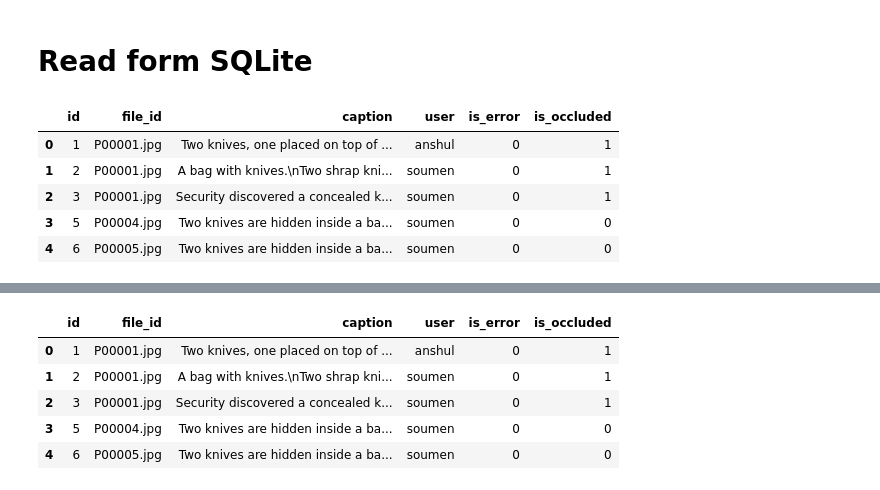
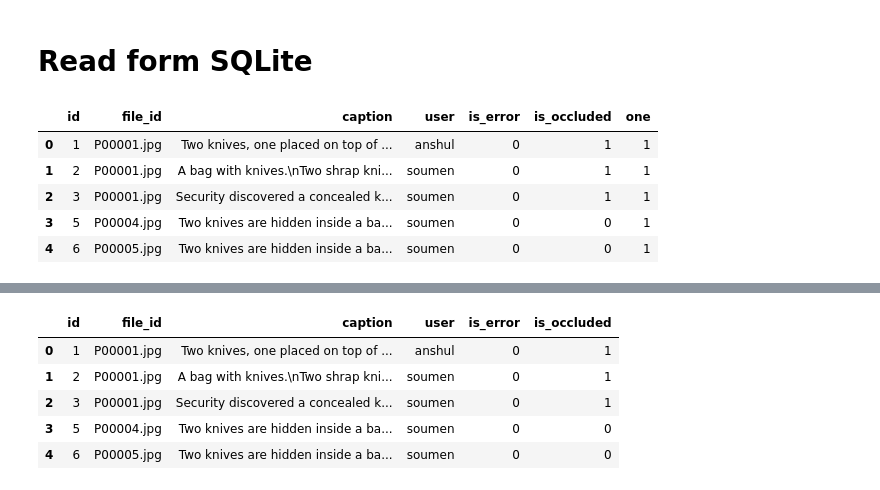
Before and after one commit to hanzhanggit/StackGAN-Pytorch, a Jupyter notebook: data/caption_analysis.ipynb, the cells around one changed output, grey strips where cells are left out. Drawn from its saved outputs; the diff is of its cells as text; code cells hidden in the pictures.

```diff
--- a/data/caption_analysis.ipynb
+++ b/data/caption_analysis.ipynb
@@ -40,14 +42,15 @@ class Caption:
 # %%
-conn = sqlite3.connect("tip_gai_20230525_1036.db")
+conn = sqlite3.connect("latest_tip_gai.db")
 curr = conn.cursor()
 df = pd.read_sql_query("SELECT * FROM caption", conn)
+df['one'] = 1
 df.head()
 # %% [output]
-|  | id | file_id | caption | user | is_error | is_occluded |
-| 0 | 1 | P00001.jpg | Two knives, one placed on top of ... | anshul | 0 | 1 |
-| 1 | 2 | P00001.jpg | A bag with knives.\nTwo shrap kni... | soumen | 0 | 1 |
-| 2 | 3 | P00001.jpg | Security discovered a concealed k... | soumen | 0 | 1 |
-| 3 | 5 | P00004.jpg | Two knives are hidden inside a ba... | soumen | 0 | 0 |
-| 4 | 6 | P00005.jpg | Two knives are hidden inside a ba... | soumen | 0 | 0 |
+|  | id | file_id | caption | user | is_error | is_occluded | one |
+| 0 | 1 | P00001.jpg | Two knives, one placed on top of ... | anshul | 0 | 1 | 1 |
+| 1 | 2 | P00001.jpg | A bag with knives.\nTwo shrap kni... | soumen | 0 | 1 | 1 |
+| 2 | 3 | P00001.jpg | Security discovered a concealed k... | soumen | 0 | 1 | 1 |
+| 3 | 5 | P00004.jpg | Two knives are hidden inside a ba... | soumen | 0 | 0 | 1 |
+| 4 | 6 | P00005.jpg | Two knives are hidden inside a ba... | soumen | 0 | 0 | 1 |
 # %%
 #!pip install language-tool-python
```
Also changed, not shown: parts of 43 cells of this notebook, 3 other files.
